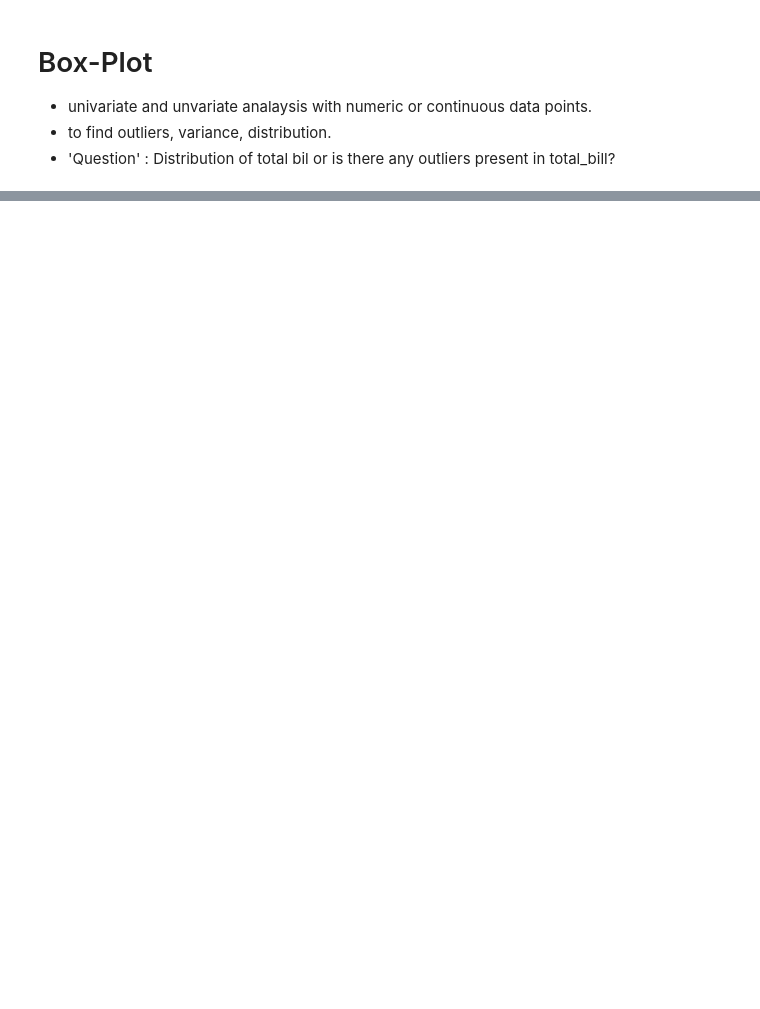
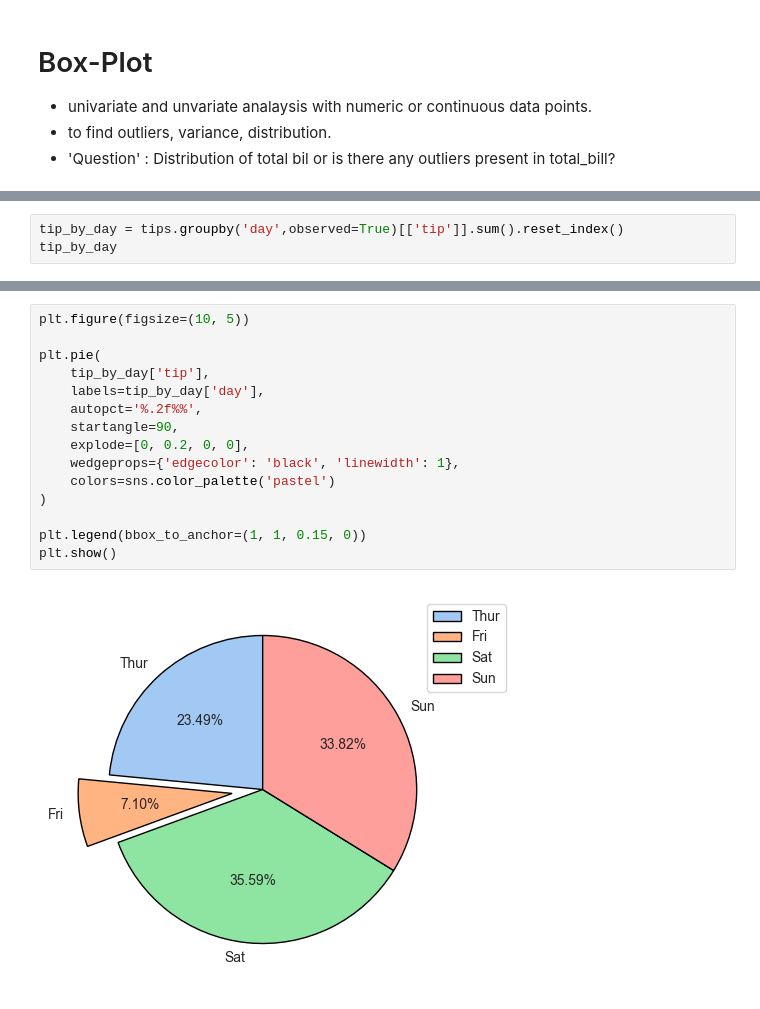
Before and after one commit to taweshaldev99/Data_Analysis_by_KIST, a Jupyter notebook: Data Visualization-Format_12.ipynb, the cells around one changed output, grey strips where cells are left out. Saved outputs shown, nothing was run; the diff lists cells and outputs as text; blank space fills up the shorter version.

```diff
--- a/Data Visualization-Format_12.ipynb
+++ b/Data Visualization-Format_12.ipynb
@@ -117,0 +153,3 @@ sns.boxplot(tips,x='total_bill')
+# %%
+tip_by_day = tips.groupby('day',observed=True)[['tip']].sum().reset_index()
+tip_by_day
@@ -117,0 +162,17 @@ sns.boxplot(tips,x='total_bill')
+# %%
+plt.figure(figsize=(10, 5))
+
+plt.pie(
+    tip_by_day['tip'],
+    labels=tip_by_day['day'],
+    autopct='%.2f%%',
+    startangle=90,
+    explode=[0, 0.2, 0, 0],
+    wedgeprops={'edgecolor': 'black', 'linewidth': 1},
+    colors=sns.color_palette('pastel')
+)
+
+plt.legend(bbox_to_anchor=(1, 1, 0.15, 0))
+plt.show()
+# %% [output]
+[figure, added]
```
Also changed, not shown: parts of 24 cells of this notebook, 2 other files.
